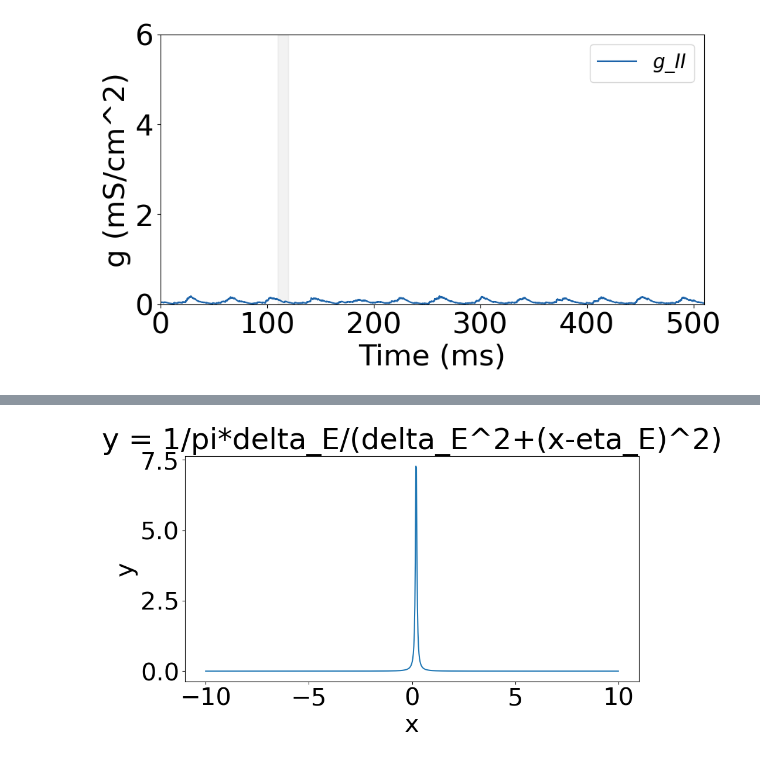
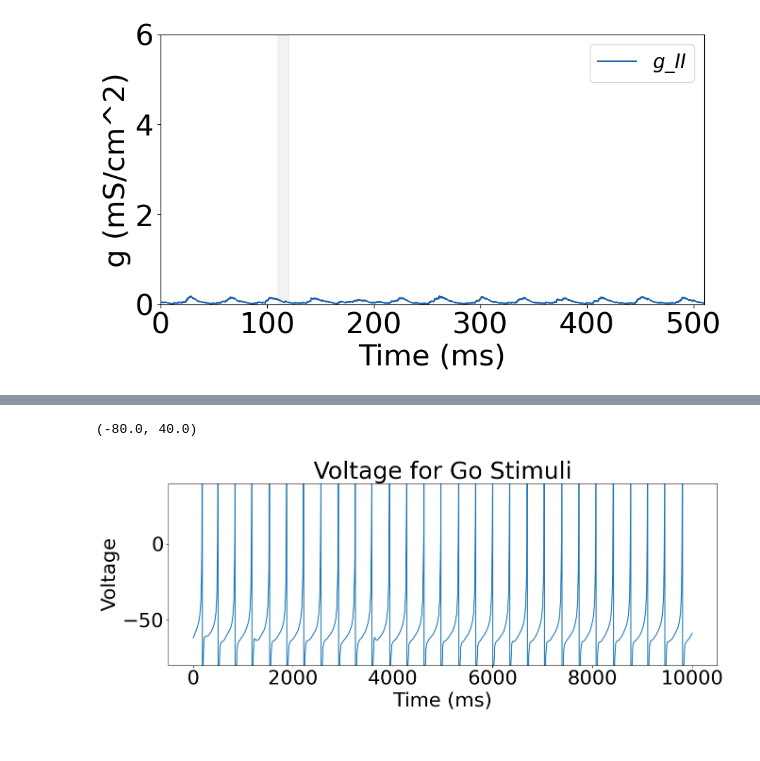
Before and after one commit to LiBinUtokyo/LowRank_ModifiedTheta_SNN, a Jupyter notebook: PYTHON/main_pytorch_lowrank_exc.ipynb, the cells around one changed output, grey strips where cells are left out. Saved outputs shown, nothing was run; the diff lists cells and outputs as text; code cells hidden in the pictures.

```diff
--- a/PYTHON/main_pytorch_lowrank_exc.ipynb
+++ b/PYTHON/main_pytorch_lowrank_exc.ipynb
@@ -684,11 +667,13 @@ plt.show()
-# %%
-x = np.linspace(-10,10,800)
-y = 1/np.pi*delta_E/(delta_E**2+(x-eta_E)**2)
-fig, ax = plt.subplots(figsize=(10,5))
-ax.plot(x,y)
-ax.set_xlabel('x')
-ax.set_ylabel('y')
-ax.set_title('y = 1/pi*delta_E/(delta_E^2+(x-eta_E)^2)')
-plt.show()
-# %% [output]
-[figure, removed]
+# %%
+# print(V_go[:,1])
+# monitor the voltage
+fig, ax = plt.subplots(figsize=(15,5))
+ax.plot(V_go[0,:])
+ax.set_xlabel('Time (ms)')
+ax.set_ylabel('Voltage')
+ax.set_title('Voltage for Go Stimuli')
+ax.set_ylim([-80,40])
+# fig, ax = plt.subplots(figsize=(15,5))
+# %% [output]
+(-80.0, 40.0)
+[figure, added]
```
Also changed, not shown: parts of 7 cells of this notebook, 2 other files.
